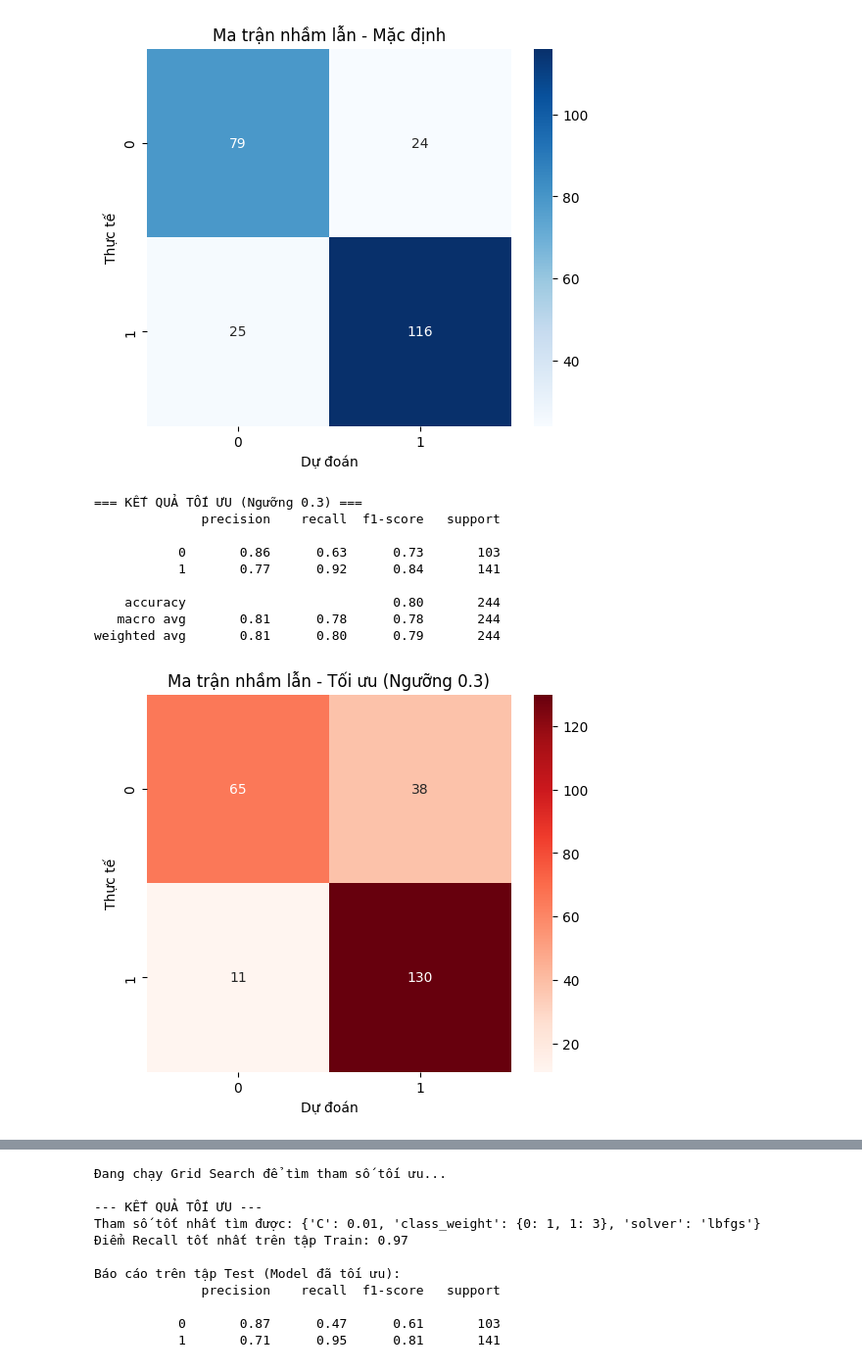
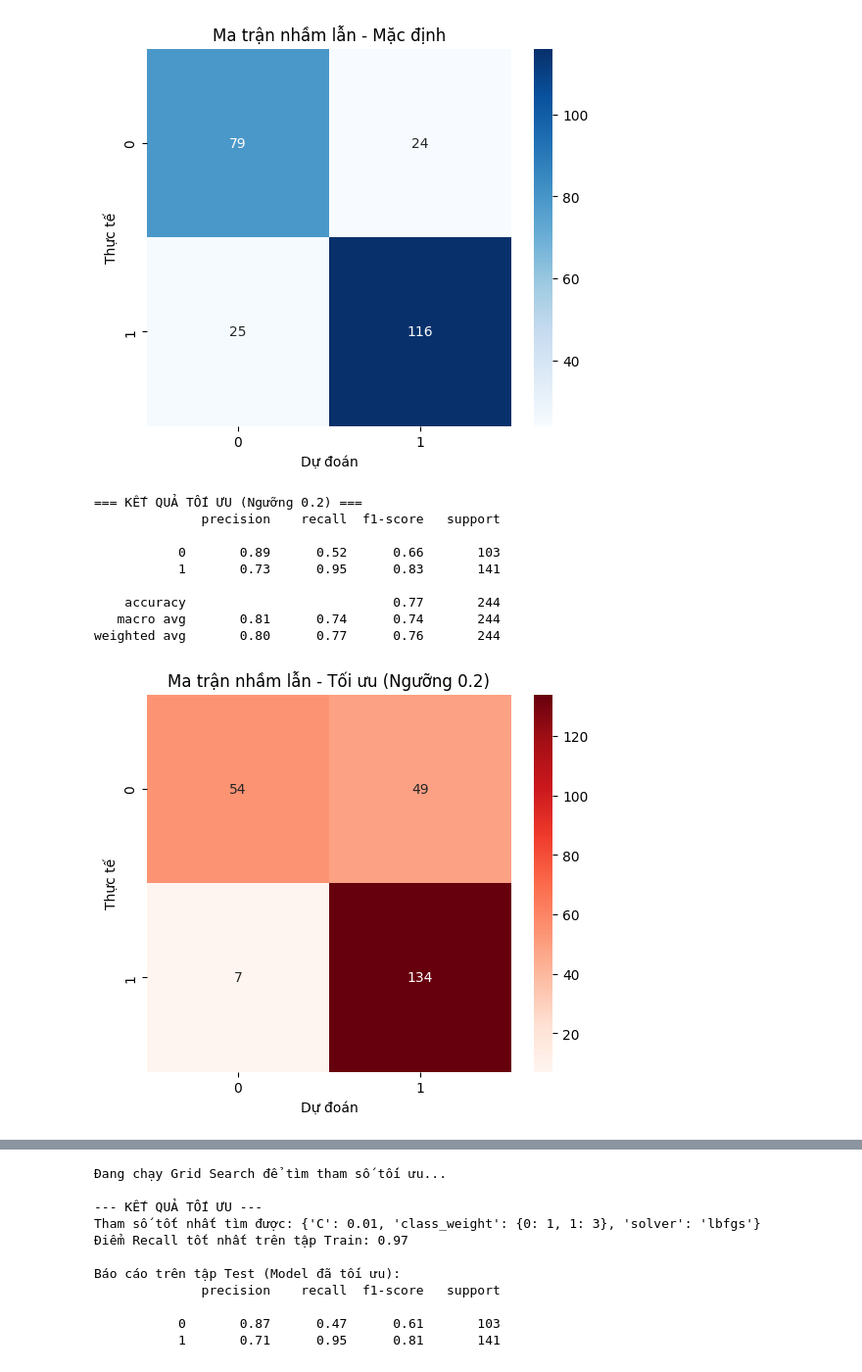
Before and after one commit to MaiKhoa0101/MLProject, a Jupyter notebook: main.ipynb, the cells around one changed output, grey strips where cells are left out. Shown at 98% size. Drawn from its saved outputs; the diff is of its cells as text; code cells hidden in the pictures.

Commit message:
change value threshold and punishment

```diff
--- a/main.ipynb
+++ b/main.ipynb
@@ -88,35 +88,35 @@ weighted avg       0.80      0.80      0.80       244
 # %%
 # --- BƯỚC 7: TỐI ƯU HÓA NGƯỠNG (THRESHOLD TUNING) ---
 
 # Lấy xác suất dự đoán thay vì nhãn 0/1
 y_prob = model.predict_proba(X_test_scaled)[:, 1]
 
 # Đặt ngưỡng mới an toàn hơn (0.3)
-new_threshold = 0.3
+new_threshold = 0.2
 y_pred_new = (y_prob >= new_threshold).astype(int)
 
 print(f"\n=== KẾT QUẢ TỐI ƯU (Ngưỡng {new_threshold}) ===")
 print(classification_report(y_test, y_pred_new))
 
 # Vẽ Confusion Matrix so sánh
 plt.figure(figsize=(6, 5))
 cm_new = confusion_matrix(y_test, y_pred_new)
 sns.heatmap(cm_new, annot=True, fmt='d', cmap='Reds')
 plt.title(f'Ma trận nhầm lẫn - Tối ưu (Ngưỡng {new_threshold})')
 plt.ylabel('Thực tế')
 plt.xlabel('Dự đoán')
 plt.show()
 # %% [output]
-=== KẾT QUẢ TỐI ƯU (Ngưỡng 0.3) ===
+=== KẾT QUẢ TỐI ƯU (Ngưỡng 0.2) ===
               precision    recall  f1-score   support
 
-           0       0.86      0.63      0.73       103
-           1       0.77      0.92      0.84       141
+           0       0.89      0.52      0.66       103
+           1       0.73      0.95      0.83       141
 
-    accuracy                           0.80       244
-   macro avg       0.81      0.78      0.78       244
-weighted avg       0.81      0.80      0.79       244
+    accuracy                           0.77       244
+   macro avg       0.81      0.74      0.74       244
+weighted avg       0.80      0.77      0.76       244
-[figure, old version]
+[figure, new version]
 # %%
 # --- BƯỚC 8: CÁCH 2 - SỬ DỤNG TRỌNG SỐ LỚP (CLASS WEIGHT) ---
 # Mục tiêu: Ép mô hình coi trọng người bệnh (nhãn 1) hơn người khỏe (nhãn 0) ngay khi học.
```
Also changed, not shown: parts of 2 cells of this notebook.
